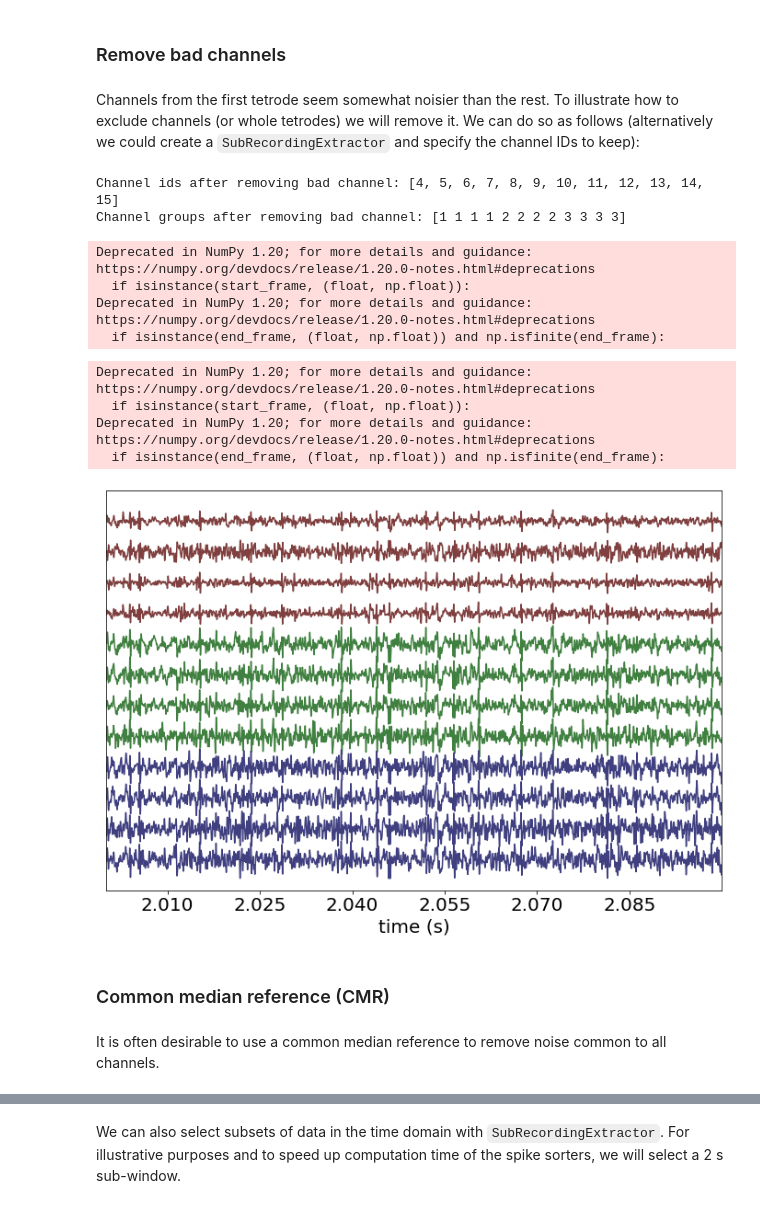
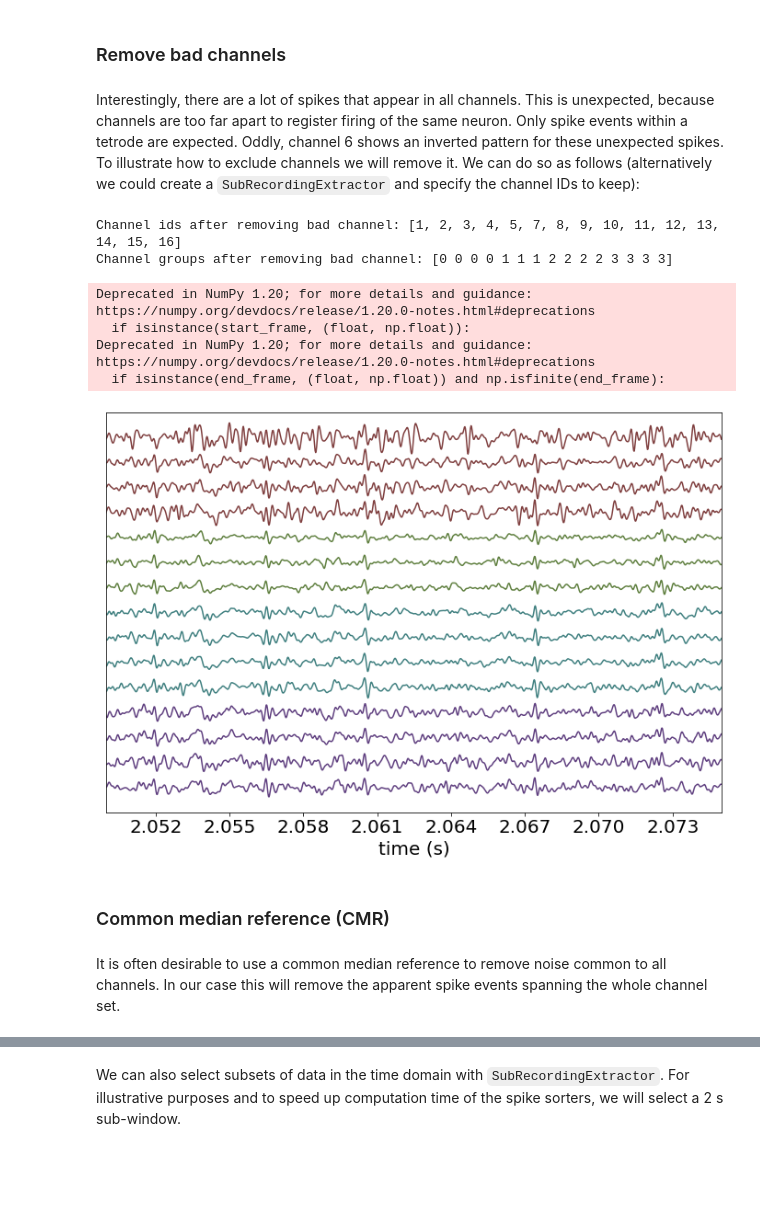
Before and after one commit to sbuergers/hussaini-lab-to-nwb-notebooks, a Jupyter notebook: tidy_venv/milestone2_modular_pipeline_colab.ipynb, the cells around one changed output, grey strips where cells are left out. Drawn from its saved outputs; the diff is of its cells as text; code cells hidden in the pictures; blank space fills up the shorter version.

```diff
--- a/tidy_venv/milestone2_modular_pipeline_colab.ipynb
+++ b/tidy_venv/milestone2_modular_pipeline_colab.ipynb
@@ -435,29 +464,25 @@ w = sw.plot_timeseries(r_filt, trange=[2, 2.1], color_groups=True)
 # %% [markdown]
 ### Remove bad channels
 # %% [markdown]
-Channels from the first tetrode seem somewhat noisier than the rest. To illustrate how to exclude channels (or whole tetrodes) we will remove it. We can do so as follows (alternatively we could create a `SubRecordingExtractor` and specify the channel IDs to keep):
+Interestingly, there are a lot of spikes that appear in all channels. This is unexpected, because channels are too far apart to register firing of the same neuron. Only spike events within a tetrode are expected. Oddly, channel 6 shows an inverted pattern for these unexpected spikes. To illustrate how to exclude channels we will remove it. We can do so as follows (alternatively we could create a `SubRecordingExtractor` and specify the channel IDs to keep):
 # %%
-r_good_channels = st.preprocessing.remove_bad_channels(r_filt, bad_channel_ids=[0,1,2,3])
+r_good_channels = st.preprocessing.remove_bad_channels(r_filt, bad_channel_ids=[6])
 print(f'Channel ids after removing bad channel: {r_good_channels.get_channel_ids()}')
 print(f'Channel groups after removing bad channel: {r_good_channels.get_channel_groups()}')
 # %% [output]
-Channel ids after removing bad channel: [4, 5, 6, 7, 8, 9, 10, 11, 12, 13, 14, 15]
-Channel groups after removing bad channel: [1 1 1 1 2 2 2 2 3 3 3 3]
+Channel ids after removing bad channel: [1, 2, 3, 4, 5, 7, 8, 9, 10, 11, 12, 13, 14, 15, 16]
+Channel groups after removing bad channel: [0 0 0 0 1 1 1 2 2 2 2 3 3 3 3]
-Deprecated in NumPy 1.20; for more details and guidance: https://numpy.org/devdocs/release/1.20.0-notes.html#deprecations
-  if isinstance(start_frame, (float, np.float)):
-Deprecated in NumPy 1.20; for more details and guidance: https://numpy.org/devdocs/release/1.20.0-notes.html#deprecations
-  if isinstance(end_frame, (float, np.float)) and np.isfinite(end_frame):
 # %%
-w = sw.plot_timeseries(r_good_channels, trange=[2.0, 2.1], color_groups=True)
+w = sw.plot_timeseries(r_good_channels, trange=[2.05, 2.075], color_groups=True)
 # %% [output]
 Deprecated in NumPy 1.20; for more details and guidance: https://numpy.org/devdocs/release/1.20.0-notes.html#deprecations
   if isinstance(start_frame, (float, np.float)):
 Deprecated in NumPy 1.20; for more details and guidance: https://numpy.org/devdocs/release/1.20.0-notes.html#deprecations
   if isinstance(end_frame, (float, np.float)) and np.isfinite(end_frame):
-[figure, old version]
+[figure, new version]
 # %% [markdown]
 ### Common median reference (CMR)
 # %% [markdown]
-It is often desirable to use a common median reference to remove noise common to all channels.
+It is often desirable to use a common median reference to remove noise common to all channels. In our case this will remove the apparent spike events spanning the whole channel set.
 # %%
 r_cmr = st.preprocessing.common_reference(r_good_channels, reference='median')
```
Also changed, not shown: parts of 54 cells of this notebook.
